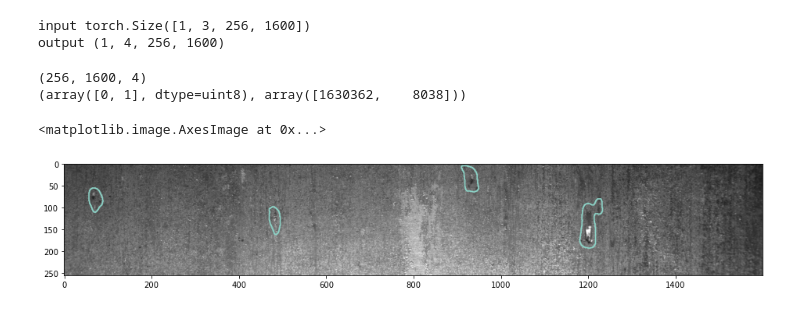
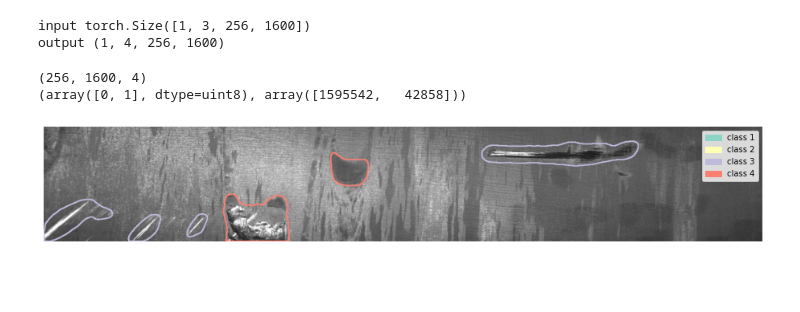
Before and after one commit to 14thApostle/ME6324-Steel-Defect-segmentation, a Jupyter notebook: unet_inference.ipynb, the cells around one changed output. Saved outputs shown, nothing was run; the diff lists cells and outputs as text; code cells hidden in the pictures; blank space fills up the shorter version.

```diff
--- a/unet_inference.ipynb
+++ b/unet_inference.ipynb
@@ -71,15 +44,17 @@ def visualise_mask(img_path, mask):
 
     return image
 # %%
-""" use a consistent color palette per label throughout the notebook """
 import colorlover as cl
-
-# see: https://plot.ly/ipython-notebooks/color-scales/
 colors = cl.scales['4']['qual']['Set3']
 labels = np.array(range(1,5))
+palette = dict(zip(labels, np.array(cl.to_numeric(colors))))
 
-# combining into a dictionary
-palette = dict(zip(labels, np.array(cl.to_numeric(colors))))
+import matplotlib.patches as mpatches
+
+patches = []
+for idx, color in palette.items():
+    patch = mpatches.Patch(color=color/255, label='class {}'.format(idx))
+    patches.append(patch)
 # %%
 # initialize test dataloader
 best_threshold = 0.2
@@ -123,7 +98,8 @@ model.load_state_dict(state["state_dict"])
 # %% [output]
 <All keys matched successfully>
 # %%
-img_path = "./severstal-steel-defect-detection/train_images/97bf2a97c.jpg"
+# img_path = "./severstal-steel-defect-detection/train_images/97bf2a97c.jpg"
+img_path = "./severstal-steel-defect-detection/train_images/b080280d8.jpg"
 img = preprocess_input(img_path, test_transform)
 img = img.unsqueeze(0)
 img = img.to(device)
@@ -149,12 +125,13 @@ print(final_mask.shape)
 print(np.unique(final_mask, return_counts = True))
 # %% [output]
 (256, 1600, 4)
-(array([0, 1], dtype=uint8), array([1630362,    8038]))
+(array([0, 1], dtype=uint8), array([1595542,   42858]))
 # %%
 final_img = visualise_mask(img_path=img_path, mask=final_mask)
+plt.figure(figsize = (16, 3))
+plt.legend(handles=patches)
+plt.axis("off")
+plt.imshow(final_img)
+plt.savefig("a.jpg", bbox_inches='tight')
+# %% [output]
+[figure, added]
-# %%
-plt.figure(figsize = (16, 3))
-plt.imshow(final_img)
-# %% [output]
-<matplotlib.image.AxesImage at 0x...>
-[figure, removed]
```
Also changed, not shown: parts of 2 cells of this notebook, 4 other files.
